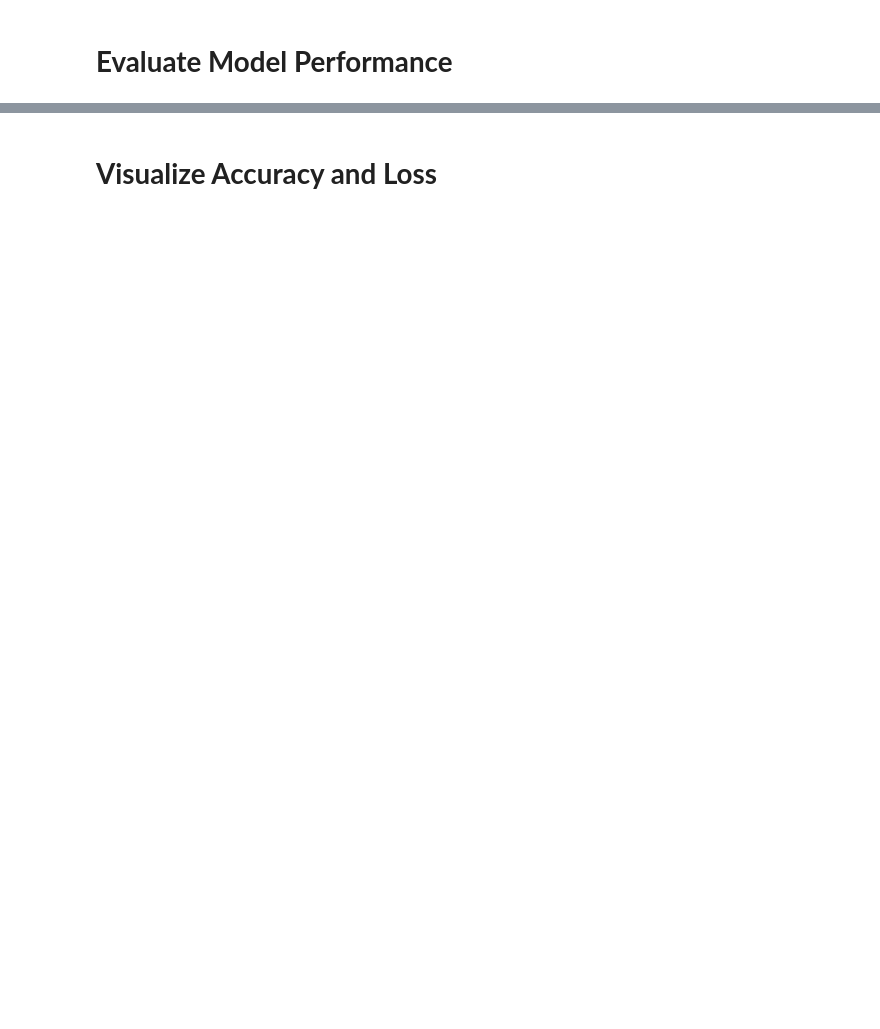
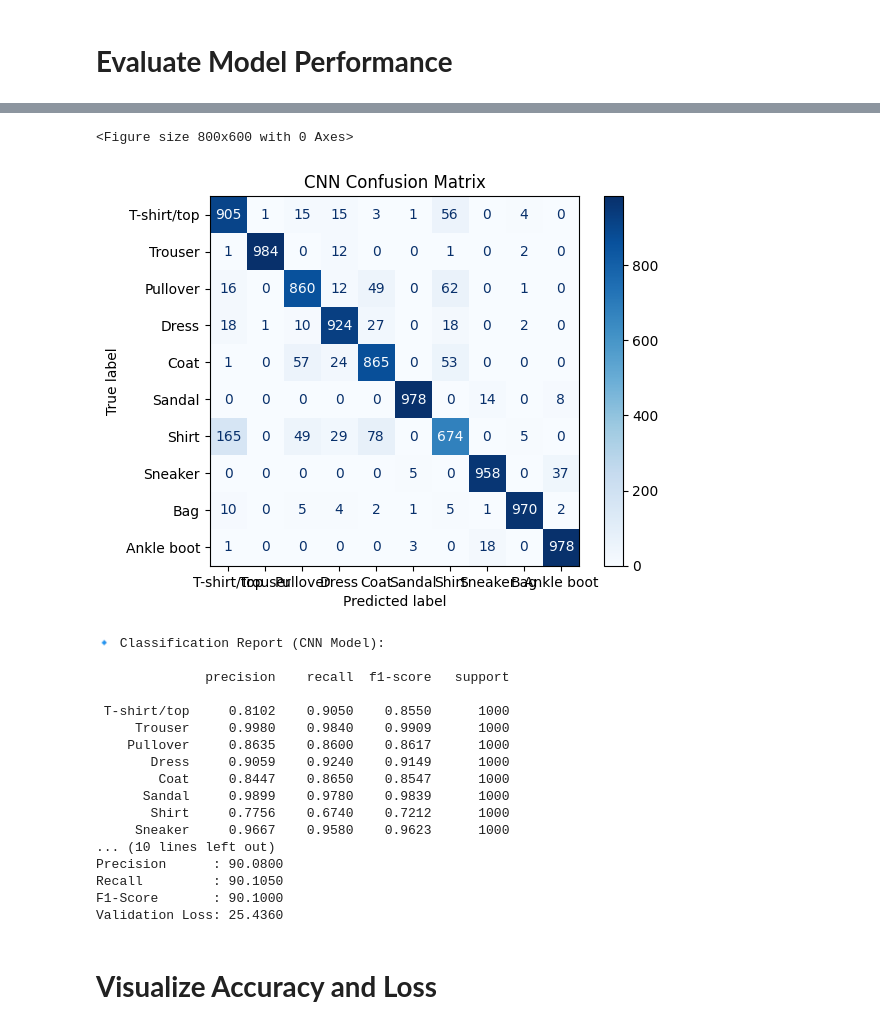
Before and after one commit to sathu0622/DL_Assigment, a Jupyter notebook: CNN.ipynb, the cells around one changed output, grey strips where cells are left out. Saved outputs shown, nothing was run; the diff lists cells and outputs as text; code cells hidden in the pictures; blank space fills up the shorter version.

```diff
--- a/CNN.ipynb
+++ b/CNN.ipynb
@@ -134,0 +130,47 @@ Final Test Loss (CNN): 0.2583
+# %%
+from sklearn.metrics import (
+    confusion_matrix, classification_report, ConfusionMatrixDisplay,
+    accuracy_score, precision_score, recall_score, f1_score
+)
+import matplotlib.pyplot as plt
+import numpy as np
+
+# ---- 0️⃣ Define class names (Fashion MNIST) ----
+class_names = [
+    'T-shirt/top', 'Trouser', 'Pullover', 'Dress', 'Coat',
+    'Sandal', 'Shirt', 'Sneaker', 'Bag', 'Ankle boot'
+]
+
+# ---- 1️⃣ Make predictions on the test set ----
+y_pred_probs = model2.predict(x_test_cnn)
+y_pred_classes = np.argmax(y_pred_probs, axis=1)
+
+# ---- 2️⃣ Confusion Matrix ----
+cm = confusion_matrix(y_test, y_pred_classes)
+plt.figure(figsize=(8, 6))
+disp = ConfusionMatrixDisplay(confusion_matrix=cm, display_labels=class_names)
+disp.plot(cmap='Blues', values_format='d')
+plt.title("CNN Confusion Matrix")
+plt.show()
+
+# ---- 3️⃣ Classification Report (Accuracy, Precision, Recall, F1-Score) ----
+report = classification_report(y_test, y_pred_classes, target_names=class_names, digits=4)
+print("🔹 Classification Report (CNN Model):\n")
+print(report)
+
+# ---- 4️⃣ Evaluate model to get test loss (if not already done) ----
+test_loss, test_acc = model2.evaluate(x_test_cnn, y_test, verbose=0)
+
+# ---- 5️⃣ Extract key metrics ----
+acc = accuracy_score(y_test, y_pred_classes)
+prec = precision_score(y_test, y_pred_classes, average='weighted')
+rec = recall_score(y_test, y_pred_classes, average='weighted')
+f1 = f1_score(y_test, y_pred_classes, average='weighted')
+
+print(f"\n✅ Overall CNN Performance Metrics:")
+print(f"Accuracy       : {acc:.4f}")
+print(f"Precision      : {prec:.4f}")
+print(f"Recall         : {rec:.4f}")
+print(f"F1-Score       : {f1:.4f}")
+print(f"Validation Loss: {test_loss:.4f}")
+# %% [output]
@@ -135,3 +178,22 @@ Final Test Loss (CNN): 0.2583
+<Figure size 800x600 with 0 Axes>
+[figure, added]
+🔹 Classification Report (CNN Model):
+
+              precision    recall  f1-score   support
+
+ T-shirt/top     0.8102    0.9050    0.8550      1000
+     Trouser     0.9980    0.9840    0.9909      1000
+    Pullover     0.8635    0.8600    0.8617      1000
+       Dress     0.9059    0.9240    0.9149      1000
+        Coat     0.8447    0.8650    0.8547      1000
+      Sandal     0.9899    0.9780    0.9839      1000
+       Shirt     0.7756    0.6740    0.7212      1000
+     Sneaker     0.9667    0.9580    0.9623      1000
+... (10 lines left out)
+Precision      : 90.0800
+Recall         : 90.1050
+F1-Score       : 90.1000
+Validation Loss: 25.4360
 # %% [markdown]
 # **Visualize Accuracy and Loss**
 # %%
```
Also changed, not shown: parts of 9 cells of this notebook.
